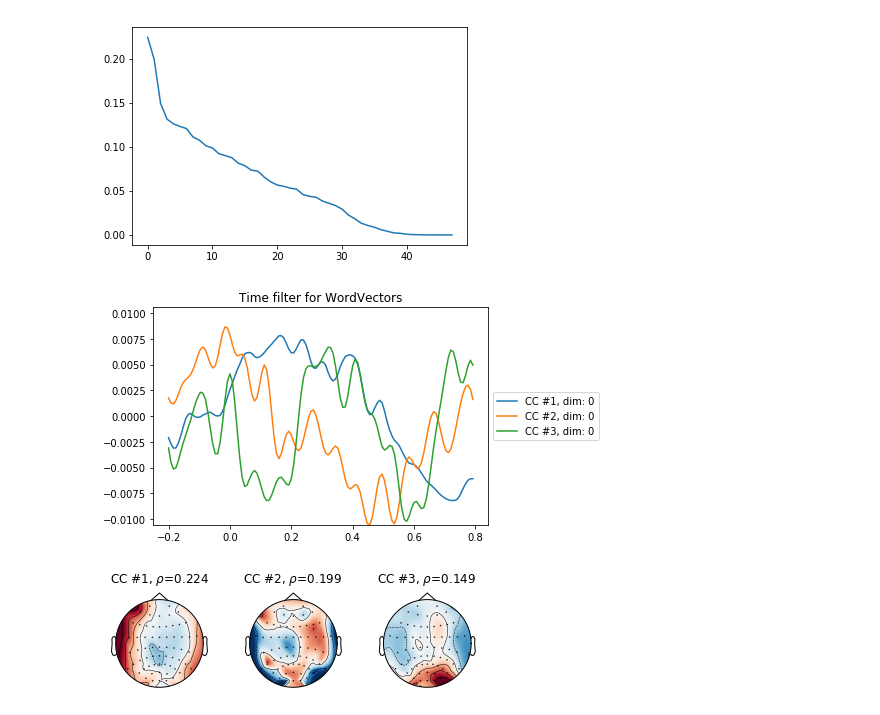
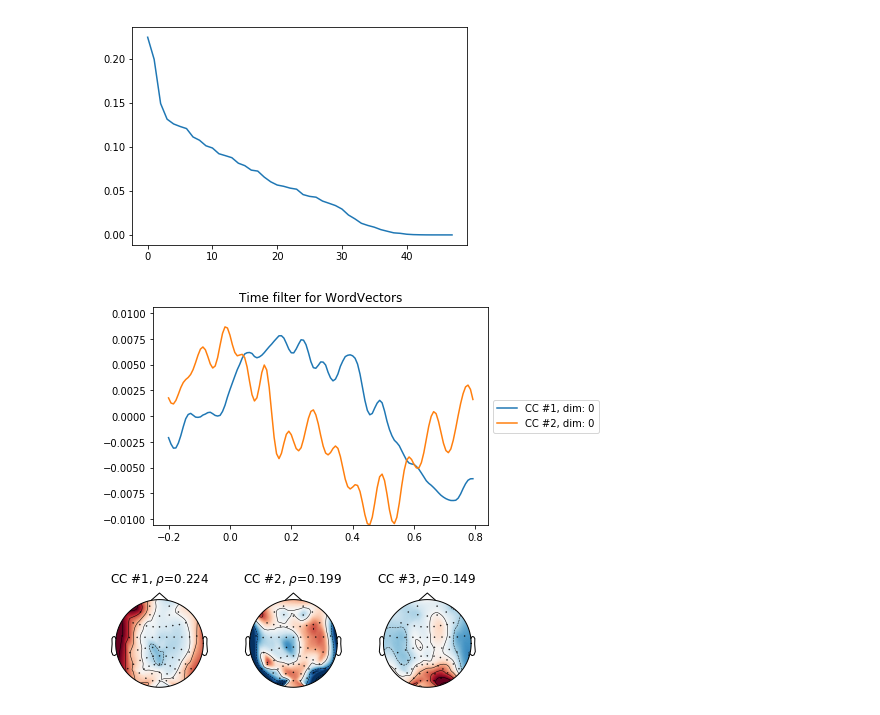
Before and after one commit to Hugo-W/pyEEG, a Jupyter notebook: docs/source/examples/CCA_wordvectors_correct_import.ipynb, the cells around one changed output. Saved outputs shown, nothing was run; the diff lists cells and outputs as text; code cells hidden in the pictures.

```diff
--- a/docs/source/examples/CCA_wordvectors_correct_import.ipynb
+++ b/docs/source/examples/CCA_wordvectors_correct_import.ipynb
@@ -141,9 +159,9 @@ plt.plot(cca_onset.score_)
 [<matplotlib.lines.Line2D at 0x...>]
 [figure]
 # %%
-cca_onset.plot_time_filter(n_comp=3)
+cca_onset.plot_time_filter(n_comp=2)
 # %% [output]
-[figure, old version]
+[figure, new version]
 # %%
 cca_onset.plot_activation_map(raw.info, n_comp=3)
 # %% [output]
```
Also changed, not shown: parts of 14 cells of this notebook.
